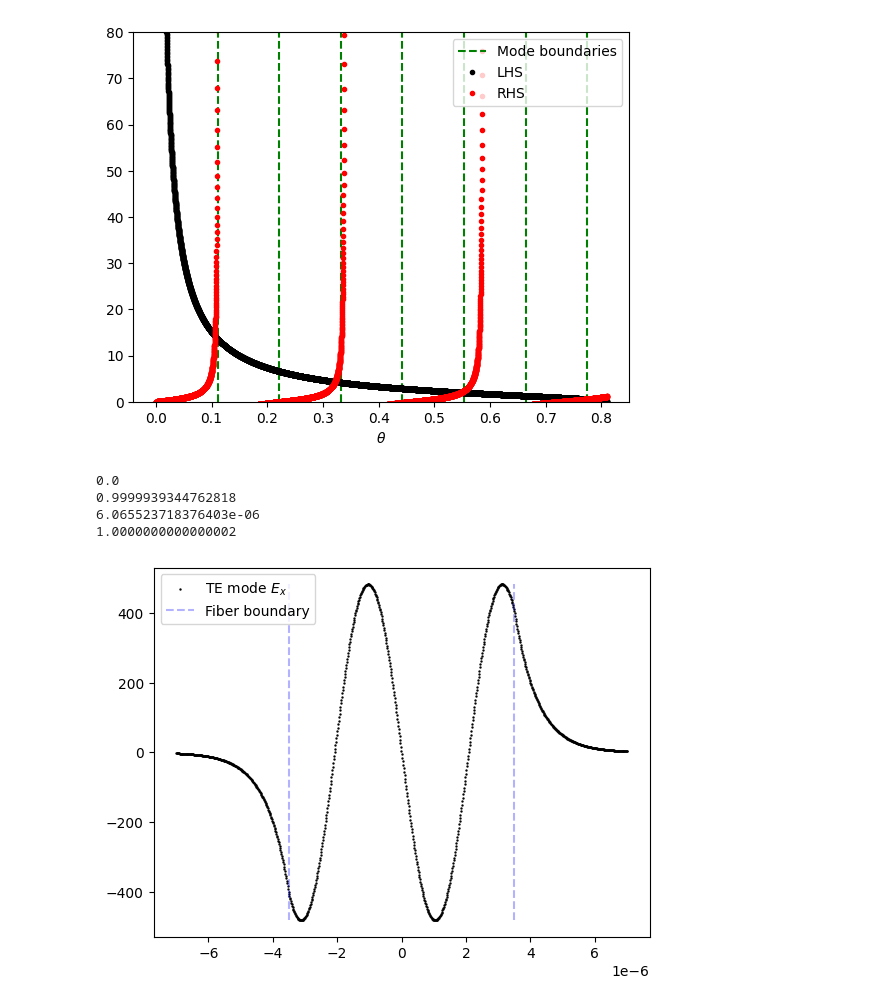
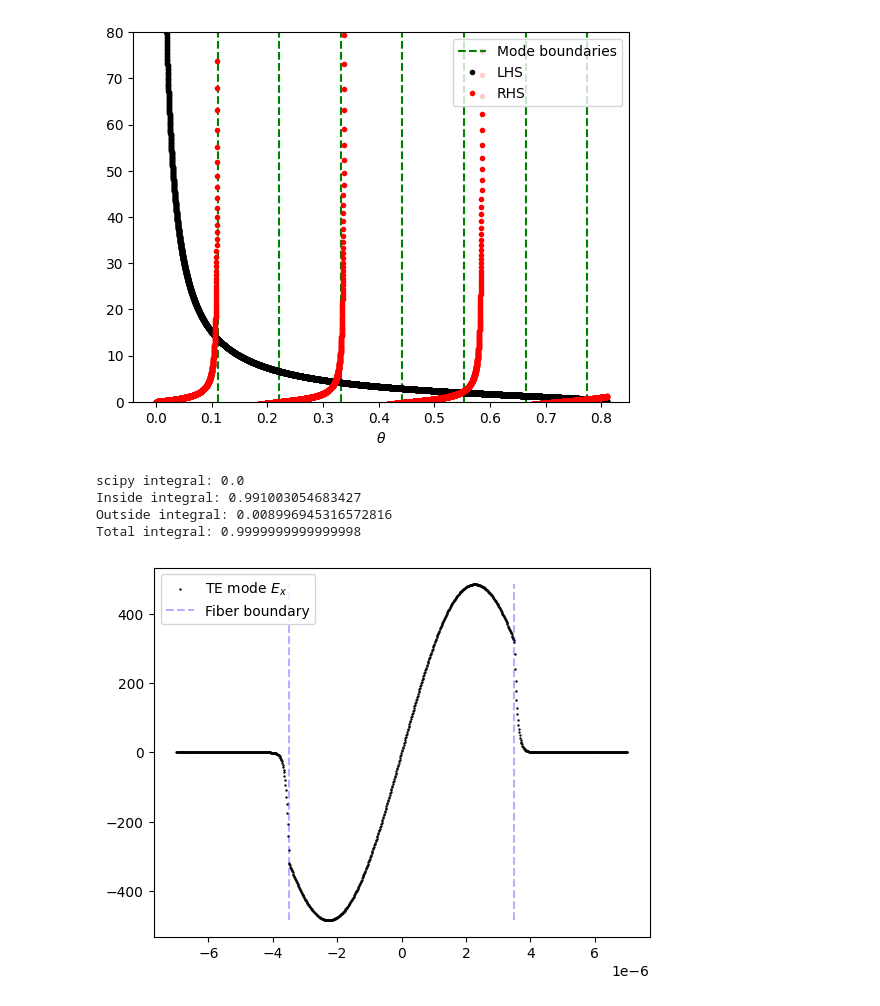
Before and after one commit to IPrearo/OptSim, a Jupyter notebook: src/optsim/testing.ipynb, the cells around one changed output. Drawn from its saved outputs; the diff is of its cells as text; code cells hidden in the pictures.

```diff
--- a/src/optsim/testing.ipynb
+++ b/src/optsim/testing.ipynb
@@ -60,38 +60,40 @@ plt.show()
 # %% [output]
 [figure]
 # %%
-TE_d_mode = guides.TE_DGMode(1, 1.45, 1.3, wavelength, guide_size)
+TE_d_mode = guides.TE_DGMode(1, 3, 1, wavelength, guide_size)
 
 y_range = np.linspace(-guide_size, guide_size, 1000)
 
 
 TE_d_Ex0 = TE_d_mode.Ex(y_range, 0)
 
 plt.scatter(y_range, TE_d_Ex0, c='k', s=0.5, label=r'TE mode $E_x$')
 plt.vlines([-0.5*guide_size, 0.5*guide_size], ymin=np.min(TE_d_Ex0), ymax=np.max(TE_d_Ex0),
            colors='blue', linestyles='dashed', label='Fiber boundary', alpha=0.3)
 plt.legend()
 
 from scipy.integrate import quad
 
 integrand = lambda y: TE_d_mode._um(y)**2
 
 integral = quad(integrand, -np.inf, np.inf)[0]
-print(integral)
-integral = quad(integrand, -guide_size, guide_size)[0]
-print(integral)
+inside_integral = quad(integrand, -guide_size/2, guide_size/2)[0]
 
 __, alpha = TE_d_mode.prop_constants()
 gamma = TE_d_mode.gamma
-rest_of_integral = alpha**2 / gamma * np.exp(-2*gamma*guide_size)
+outside_integral = alpha**2 / gamma * np.exp(-gamma*guide_size)
 
-print(rest_of_integral)
+print("scipy integral:", integral)
 
-print(rest_of_integral + integral)
+print("Inside integral:", inside_integral)
+
+print("Outside integral:", outside_integral)
+
+print("Total integral:", outside_integral + inside_integral)
 # %% [output]
-0.0
-0.9999939344762818
-6.065523718376403e-06
-1.0000000000000002
+scipy integral: 0.0
+Inside integral: 0.991003054683427
+Outside integral: 0.008996945316572816
+Total integral: 0.9999999999999998
-[figure, old version]
+[figure, new version]
 # %%
```
Also changed, not shown: parts of 1 cell of this notebook, 1 other file.
